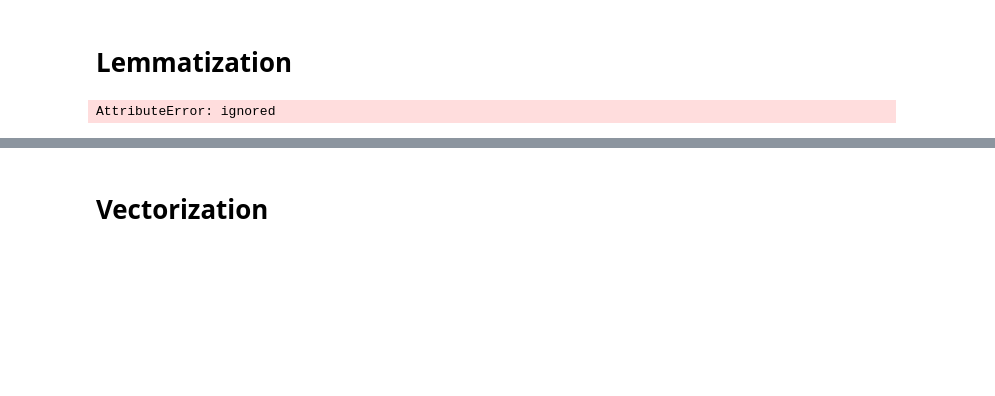
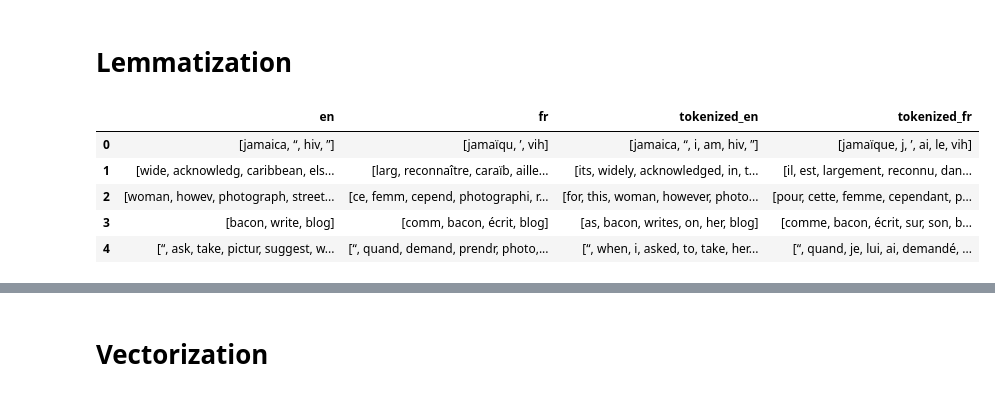
Before and after one commit to schaeferbasti/DeepLearning_Project, a Jupyter notebook: Preprocessing.ipynb, the cells around one changed output, grey strips where cells are left out. Drawn from its saved outputs; the diff is of its cells as text; code cells hidden in the pictures; blank space fills up the shorter version.

```diff
--- a/Preprocessing.ipynb
+++ b/Preprocessing.ipynb
@@ -159,25 +157,34 @@ translation_dataset.head()
 # Lemmatization
 # %%
 # lemmatize
+import simplemma as sl
+
 lemmatizer_en = WordNetLemmatizer()
-nlp = spacy.load('fr_core_news_md')
+# nlp = spacy.load('fr_core_news_md')
+
 
 # doc = nlp(u"voudrais non animaux yeux dors couvre.")
 # for token in doc:
 #     print(token, token.lemma_)
 #  function for lemmatization
 def en_lemmatizer(text, lemmatizer):
     lemma_text = [lemmatizer.lemmatize(word) for word in text]
     return lemma_text
 
 def fr_lemmatizer(text):
     # print(text)
     # doc = nlp(text)
-    lemma_text = [nlp(word).lemma_ for word in text]
+    # lemma_text = [nlp(word).lemma_ for word in text]
+    lemma_text = [sl.lemmatize(word, lang='fr') for word in text]
     return lemma_text
 
 translation_dataset['en'] = translation_dataset['en'].apply(lambda x:en_lemmatizer(x, lemmatizer_en))
 translation_dataset['fr'] = translation_dataset['fr'].apply(lambda x:fr_lemmatizer(x))
 translation_dataset.head()
 # %% [output]
-AttributeError: ignored
+|  | en | fr | tokenized_en | tokenized_fr |
+| 0 | [jamaica, “, hiv, ”] | [jamaïqu, ’, vih] | [jamaica, “, i, am, hiv, ”] | [jamaïque, j, ’, ai, le, vih] |
+| 1 | [wide, acknowledg, caribbean, els... | [larg, reconnaître, caraïb, aille... | [its, widely, acknowledged, in, t... | [il, est, largement, reconnu, dan... |
+| 2 | [woman, howev, photograph, street... | [ce, femm, cepend, photographi, r... | [for, this, woman, however, photo... | [pour, cette, femme, cependant, p... |
+| 3 | [bacon, write, blog] | [comm, bacon, écrit, blog] | [as, bacon, writes, on, her, blog] | [comme, bacon, écrit, sur, son, b... |
+| 4 | [“, ask, take, pictur, suggest, w... | [“, quand, demand, prendr, photo,... | [“, when, i, asked, to, take, her... | [“, quand, je, lui, ai, demandé, ... |
```
Also changed, not shown: parts of 10 cells of this notebook.
